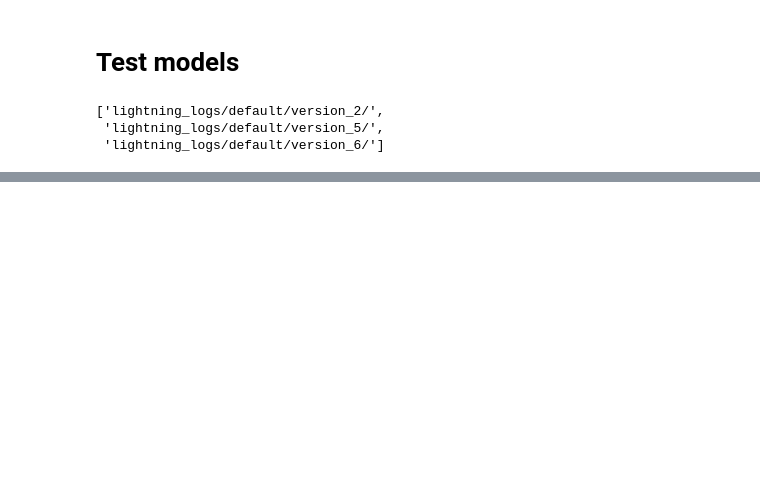
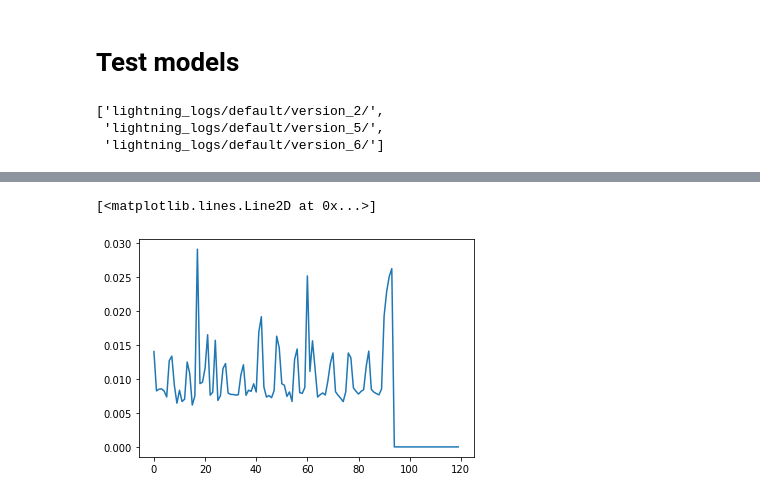
Before and after one commit to Kim-Ju-Hyeon/Temporal_Fusion_Transformer, a Jupyter notebook: Experiment.ipynb, the cells around one changed output, grey strips where cells are left out. Cells and saved outputs as stored; diff of their text form; code cells hidden in the pictures; blank space fills up the shorter version.

```diff
--- a/Experiment.ipynb
+++ b/Experiment.ipynb
@@ -140,0 +132,5 @@ torch.Size([70, 30, 4, 120])
+# %%
+plt.plot(b_mean[4])
+# %% [output]
+[<matplotlib.lines.Line2D at 0x...>]
+[figure, added]
```
Also changed, not shown: parts of 49 cells of this notebook, 5 other files.
